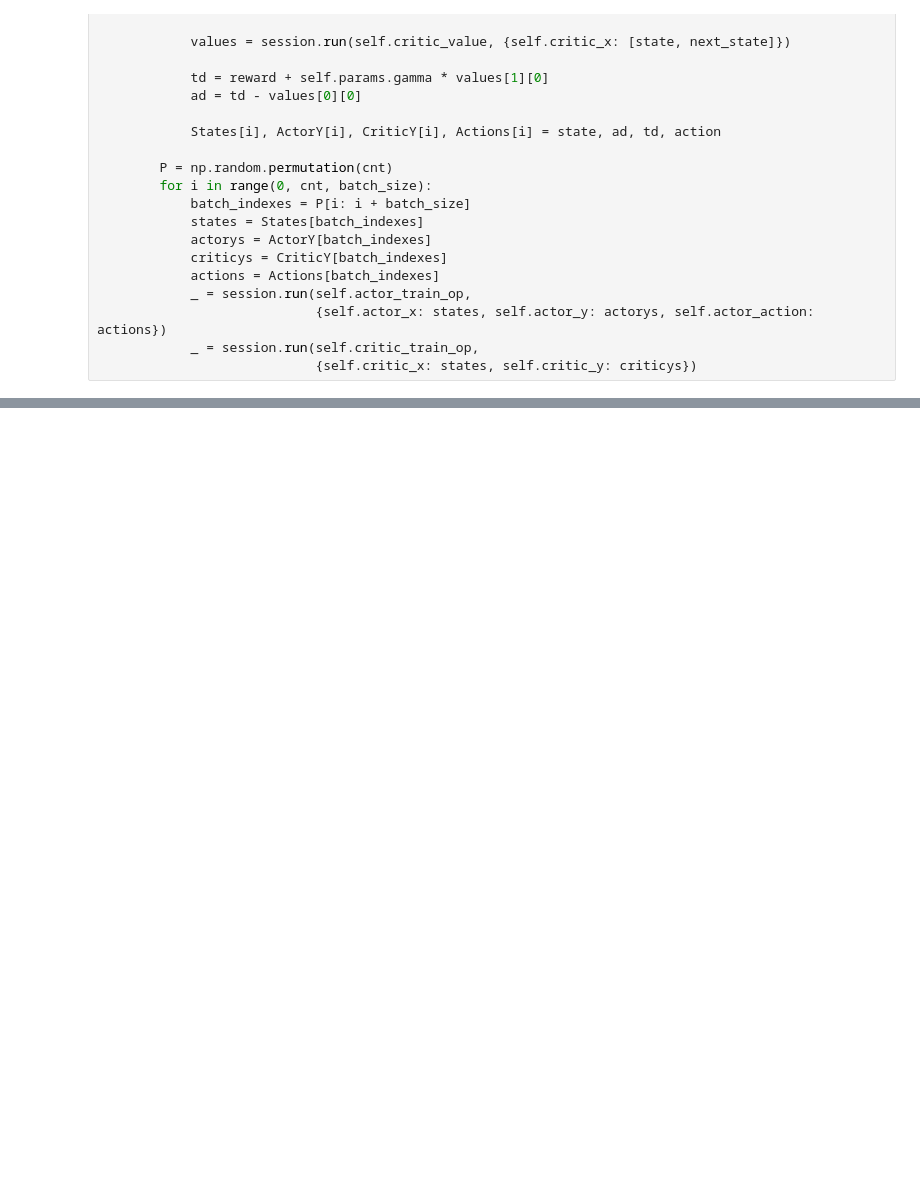
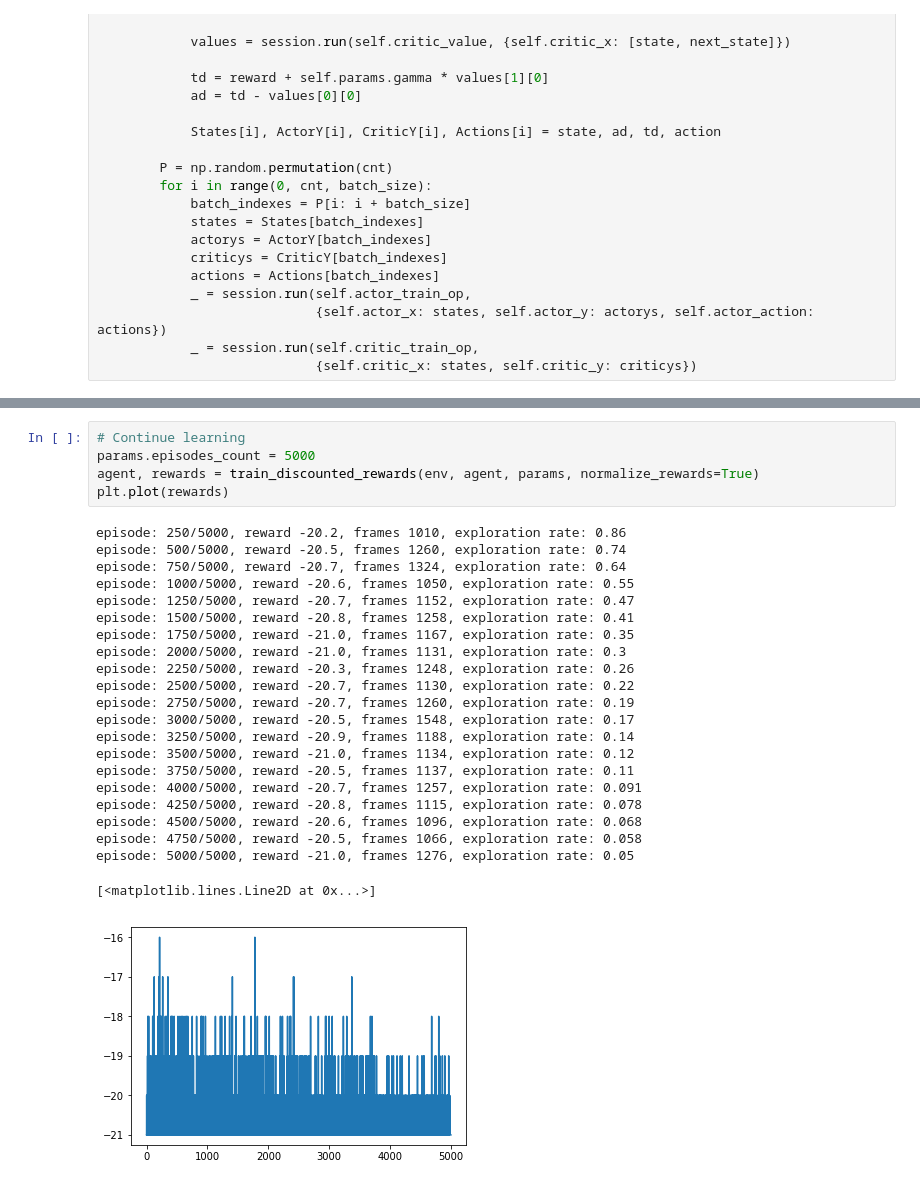
Before and after one commit to omikad/studying-ml, a Jupyter notebook: RL/actor_critic.ipynb, the cells around one changed output, grey strips where cells are left out. Cells and saved outputs as stored; diff of their text form; blank space fills up the shorter version.

```diff
--- a/RL/actor_critic.ipynb
+++ b/RL/actor_critic.ipynb
@@ -188,0 +192,28 @@ episode: 100/100, reward 92.8, frames 99, exploration rate: 0.053
+# %%
+# Continue learning
+params.episodes_count = 5000
+agent, rewards = train_discounted_rewards(env, agent, params, normalize_rewards=True)
+plt.plot(rewards)
+# %% [output]
+episode: 250/5000, reward -20.2, frames 1010, exploration rate: 0.86
+episode: 500/5000, reward -20.5, frames 1260, exploration rate: 0.74
+episode: 750/5000, reward -20.7, frames 1324, exploration rate: 0.64
+episode: 1000/5000, reward -20.6, frames 1050, exploration rate: 0.55
+episode: 1250/5000, reward -20.7, frames 1152, exploration rate: 0.47
+episode: 1500/5000, reward -20.8, frames 1258, exploration rate: 0.41
+episode: 1750/5000, reward -21.0, frames 1167, exploration rate: 0.35
+episode: 2000/5000, reward -21.0, frames 1131, exploration rate: 0.3
+episode: 2250/5000, reward -20.3, frames 1248, exploration rate: 0.26
+episode: 2500/5000, reward -20.7, frames 1130, exploration rate: 0.22
+episode: 2750/5000, reward -20.7, frames 1260, exploration rate: 0.19
+episode: 3000/5000, reward -20.5, frames 1548, exploration rate: 0.17
+episode: 3250/5000, reward -20.9, frames 1188, exploration rate: 0.14
+episode: 3500/5000, reward -21.0, frames 1134, exploration rate: 0.12
+episode: 3750/5000, reward -20.5, frames 1137, exploration rate: 0.11
+episode: 4000/5000, reward -20.7, frames 1257, exploration rate: 0.091
+episode: 4250/5000, reward -20.8, frames 1115, exploration rate: 0.078
+episode: 4500/5000, reward -20.6, frames 1096, exploration rate: 0.068
+episode: 4750/5000, reward -20.5, frames 1066, exploration rate: 0.058
+episode: 5000/5000, reward -21.0, frames 1276, exploration rate: 0.05
+[<matplotlib.lines.Line2D at 0x...>]
+[figure, added]
```
Also changed, not shown: parts of 6 cells of this notebook, 14 other files.
